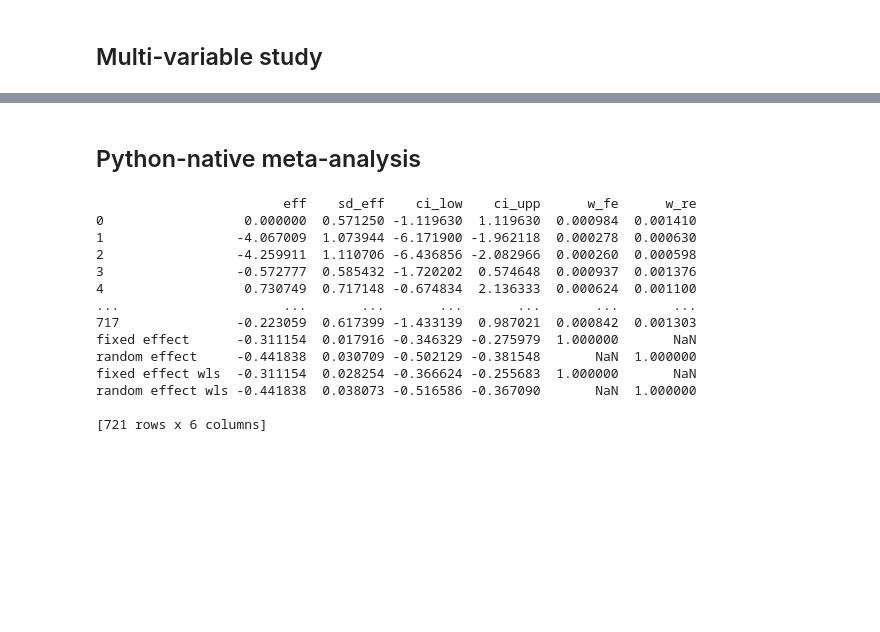
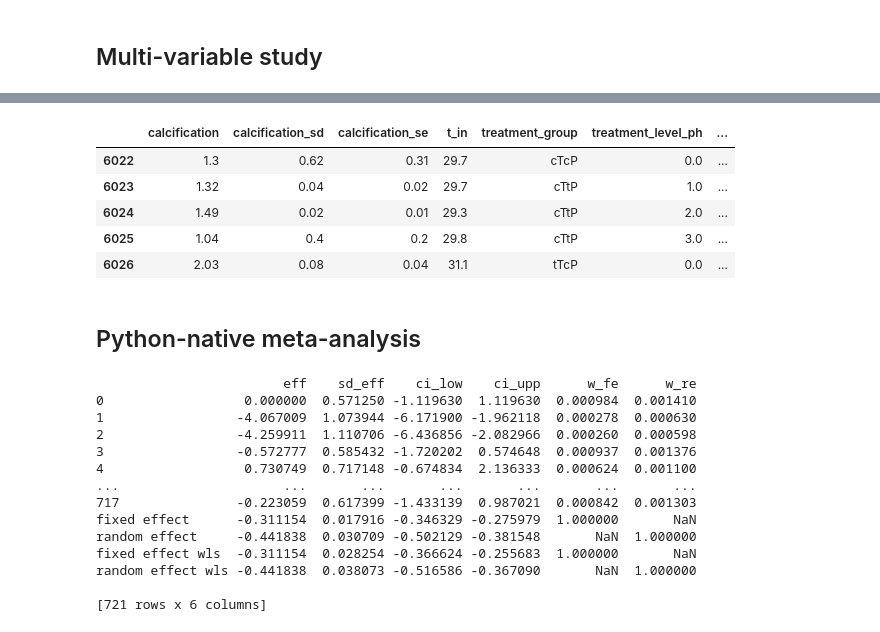
Before and after one commit to orlando-code/calc-rates, a Jupyter notebook: notebooks/analysis.ipynb, the cells around one changed output, grey strips where cells are left out. Cells and saved outputs as stored; diff of their text form; code cells hidden in the pictures; blank space fills up the shorter version.

Commit message:
stashing before implementing majorish change (multivariate treatment)

```diff
--- a/notebooks/analysis.ipynb
+++ b/notebooks/analysis.ipynb
@@ -75,11 +79,12 @@ Shape of df with all rows marked for inclusion: (4052, 69)
 # %%
 # carb_df_tgs = assign_treatment_groups(carb_df, t_atol=0.4)
-test_doi = ""
+test_doi = "10.1016/j.marenvres.2020.105107"
 current_carb_df = carb_df[carb_df['doi'] == test_doi]
 
-carb_df_tgs = analysis.assign_treatment_groups_multilevel(carb_df)
-# carb_df_tgs = analysis.assign_treatment_groups_multilevel(current_carb_df)
+# carb_df_tgs = analysis.assign_treatment_groups_multilevel(carb_df)
+carb_df_tgs = analysis.assign_treatment_groups_multilevel(current_carb_df)
 
 some_cols = ['genus', 'species', 'calcification', 'calcification_sd', 'irr', 'irr_group', 'treatment_group', 'treatment_level_t', 'treatment_level_ph', 'doi', 'treatment', 'n']
-carb_df_tgs[some_cols]
+# carb_df_tgs[some_cols]
+carb_df_tgs.columns
 # %% [output]
@@ -151,3 +159,13 @@ results_ph[save_cols + ['ID']].to_csv(config.tmp_data_dir / "results_phtot.csv")
+# %%
+cols = ['calcification', 'calcification_sd', 'calcification_se', 't_in', 'treatment_group', 'treatment_level_ph', 'n', 'treatment_level_t', 'treatment', 'delta_t', 'delta_pH', 'pooled_sd', 'd', 'bias_correction', 'hedges_g', 'treatment_val', 'hedges_g_var', 'control_calcification', 'treatment_calcification']
+results_df[(results_df['doi'] == "10.1016/j.marenvres.2020.105107") & (results_df['species'] == "proliferum")][cols]
+# %% [output]
+|  | calcification | calcification_sd | calcification_se | t_in | treatment_group | treatment_level_ph | ... |
+| 6022 | 1.3 | 0.62 | 0.31 | 29.7 | cTcP | 0.0 | ... |
+| 6023 | 1.32 | 0.04 | 0.02 | 29.7 | cTtP | 1.0 | ... |
+| 6024 | 1.49 | 0.02 | 0.01 | 29.3 | cTtP | 2.0 | ... |
+| 6025 | 1.04 | 0.4 | 0.2 | 29.8 | cTtP | 3.0 | ... |
+| 6026 | 2.03 | 0.08 | 0.04 | 31.1 | tTcP | 0.0 | ... |
 # %% [markdown]
 ## Python-native meta-analysis
 # %%
```
Also changed, not shown: parts of 9 cells of this notebook, 6 other files.
